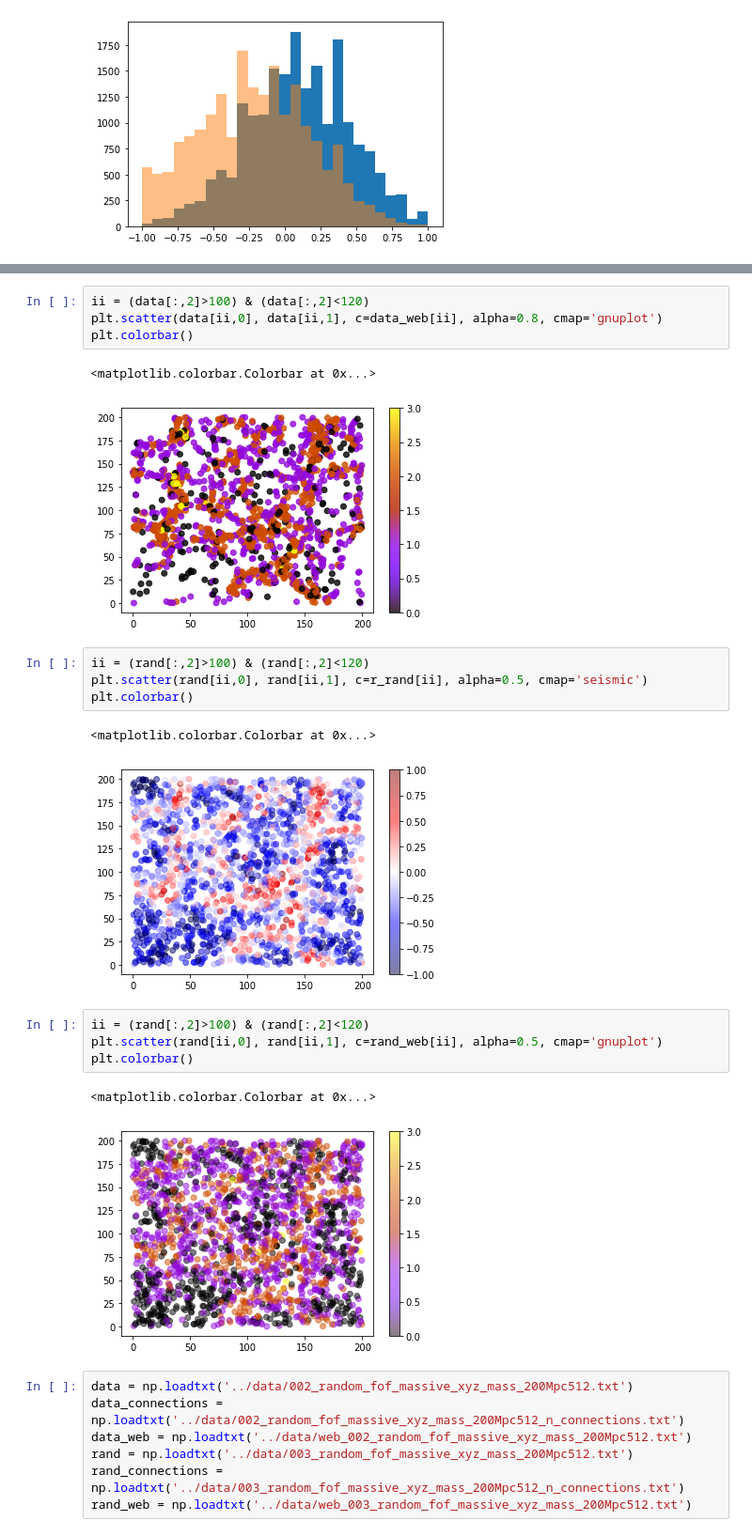
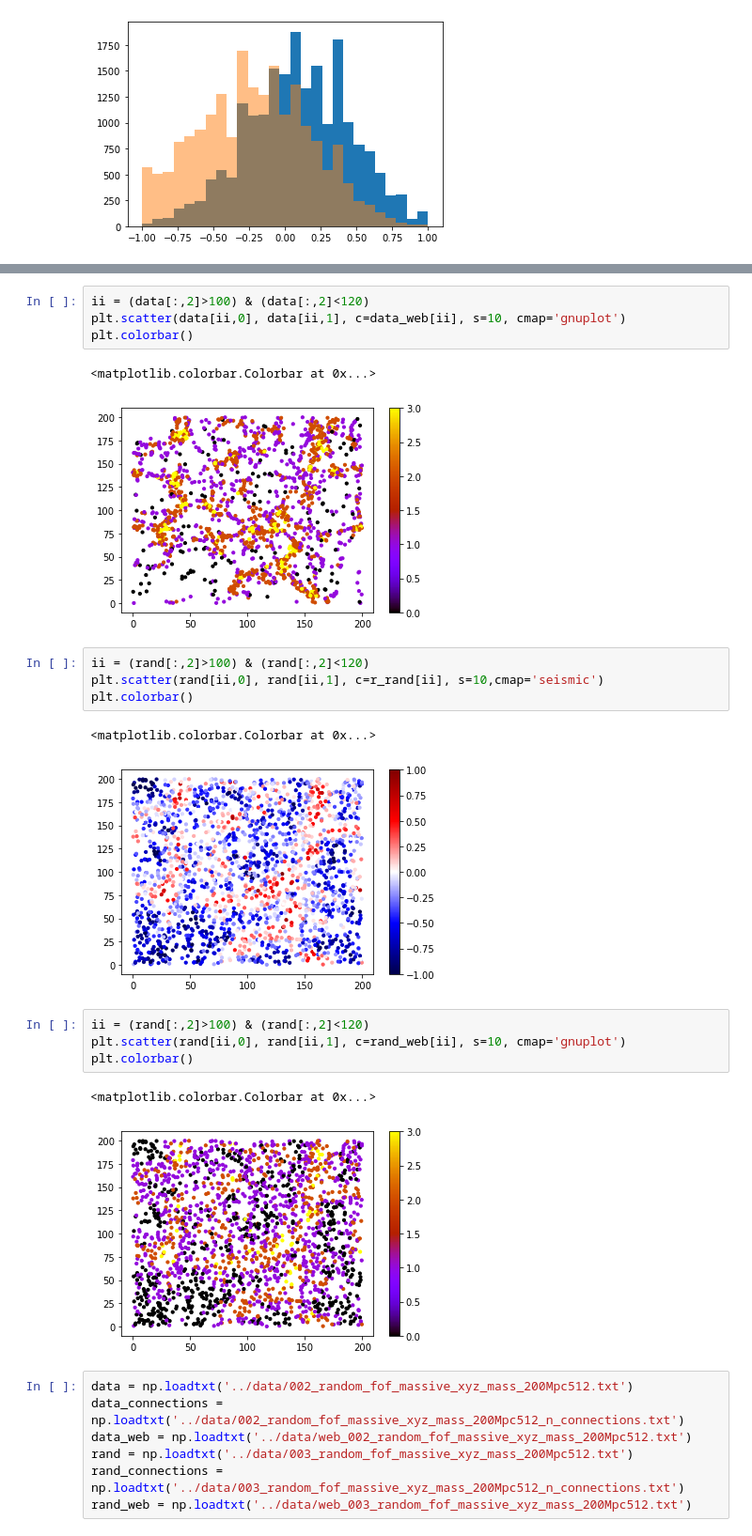
Before and after one commit to forero/DelaunayASTRA, a Jupyter notebook: nb/explore.ipynb, the cells around one changed output, grey strips where cells are left out. Shown at 94% size. Saved outputs shown, nothing was run; the diff lists cells and outputs as text.

Commit message:
updated plots

```diff
--- a/nb/explore.ipynb
+++ b/nb/explore.ipynb
@@ -36,24 +36,24 @@ plt.colorbar()
 # %%
 ii = (data[:,2]>100) & (data[:,2]<120)
-plt.scatter(data[ii,0], data[ii,1], c=data_web[ii], alpha=0.8, cmap='gnuplot')
+plt.scatter(data[ii,0], data[ii,1], c=data_web[ii], s=10, cmap='gnuplot')
 plt.colorbar()
 # %% [output]
 <matplotlib.colorbar.Colorbar at 0x...>
-[figure, old version]
+[figure, new version]
 # %%
 ii = (rand[:,2]>100) & (rand[:,2]<120)
-plt.scatter(rand[ii,0], rand[ii,1], c=r_rand[ii], alpha=0.5, cmap='seismic')
+plt.scatter(rand[ii,0], rand[ii,1], c=r_rand[ii], s=10,cmap='seismic')
 plt.colorbar()
 # %% [output]
 <matplotlib.colorbar.Colorbar at 0x...>
-[figure, old version]
+[figure, new version]
 # %%
 ii = (rand[:,2]>100) & (rand[:,2]<120)
-plt.scatter(rand[ii,0], rand[ii,1], c=rand_web[ii], alpha=0.5, cmap='gnuplot')
+plt.scatter(rand[ii,0], rand[ii,1], c=rand_web[ii], s=10, cmap='gnuplot')
 plt.colorbar()
 # %% [output]
 <matplotlib.colorbar.Colorbar at 0x...>
-[figure, old version]
+[figure, new version]
 # %%
 data = np.loadtxt('../data/002_random_fof_massive_xyz_mass_200Mpc512.txt')
 data_connections = np.loadtxt('../data/002_random_fof_massive_xyz_mass_200Mpc512_n_connections.txt')
```
Also changed, not shown: parts of 1 cell of this notebook.
